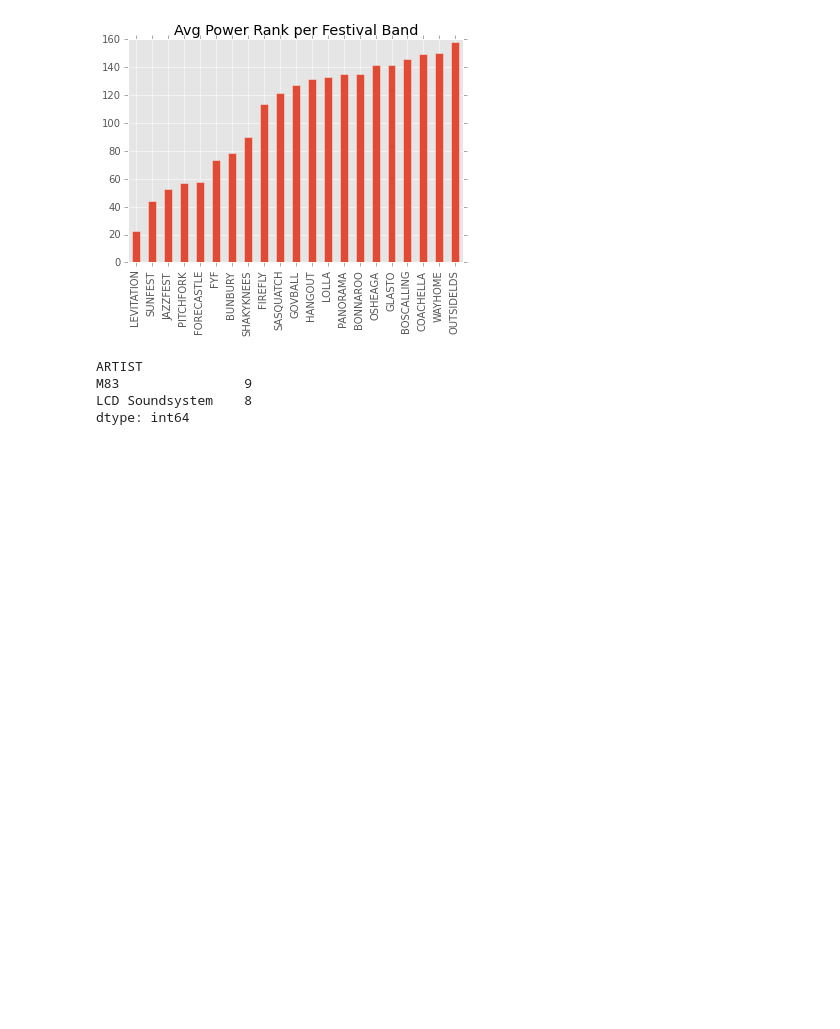
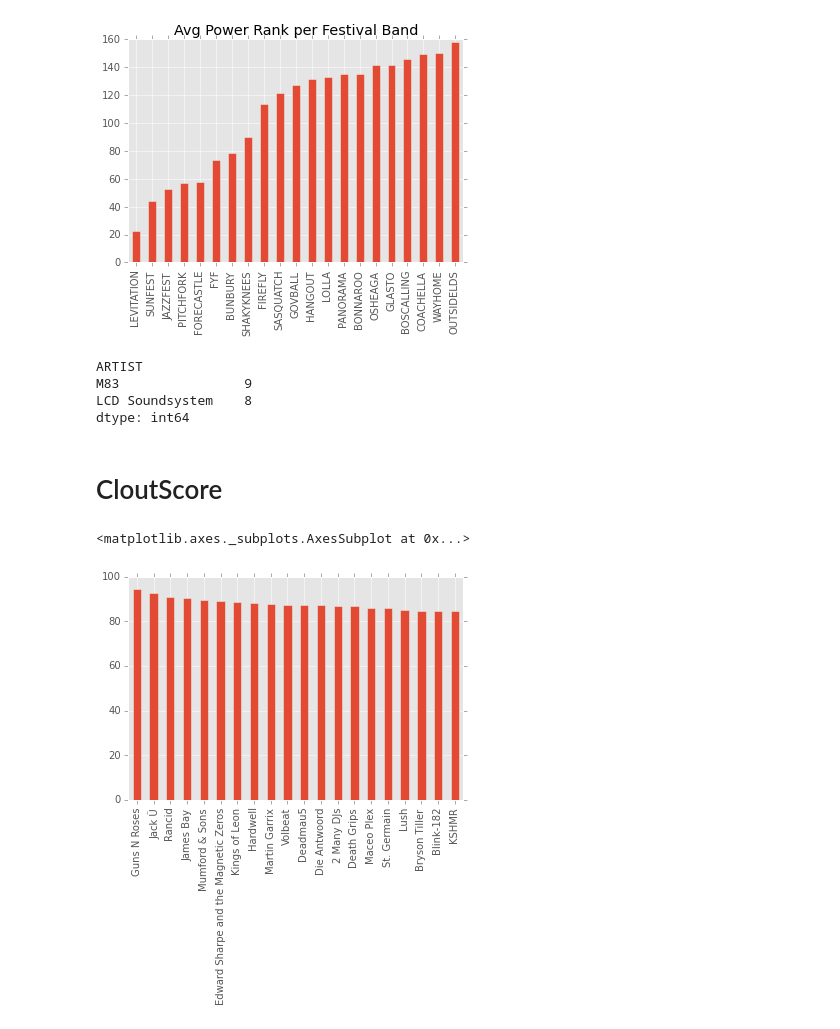
Before and after one commit to hunterowens/hunterowens.github.io, a Jupyter notebook: notebooks/new_power_ranks.ipynb, the cells around one changed output. Drawn from its saved outputs; the diff is of its cells as text; code cells hidden in the pictures; blank space fills up the shorter version.

Commit message:
cloudscore

```diff
--- a/notebooks/new_power_ranks.ipynb
+++ b/notebooks/new_power_ranks.ipynb
@@ -190,3 +210,12 @@ ARTIST
 M83                9
 LCD Soundsystem    8
 dtype: int64
+# %% [markdown]
+# CloutScore
+# %%
+cloudscore_df = power_rank_df['Artist'] / df.transpose().count()
+# %%
+cloudscore_df.sort_values(ascending=False).head(20).plot(kind='bar')
+# %% [output]
+<matplotlib.axes._subplots.AxesSubplot at 0x...>
+[figure, added]
```
Also changed, not shown: parts of 1 cell of this notebook.
